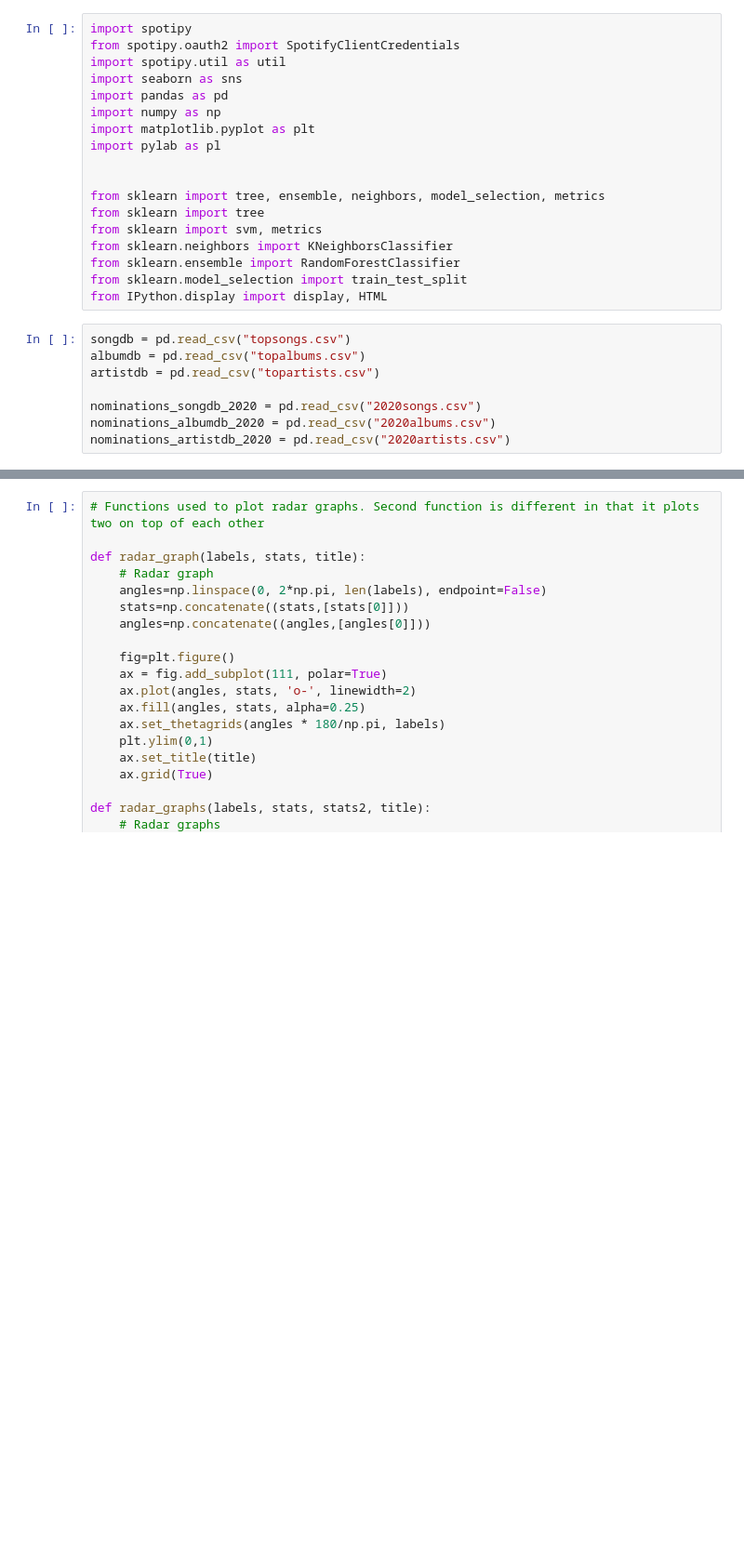
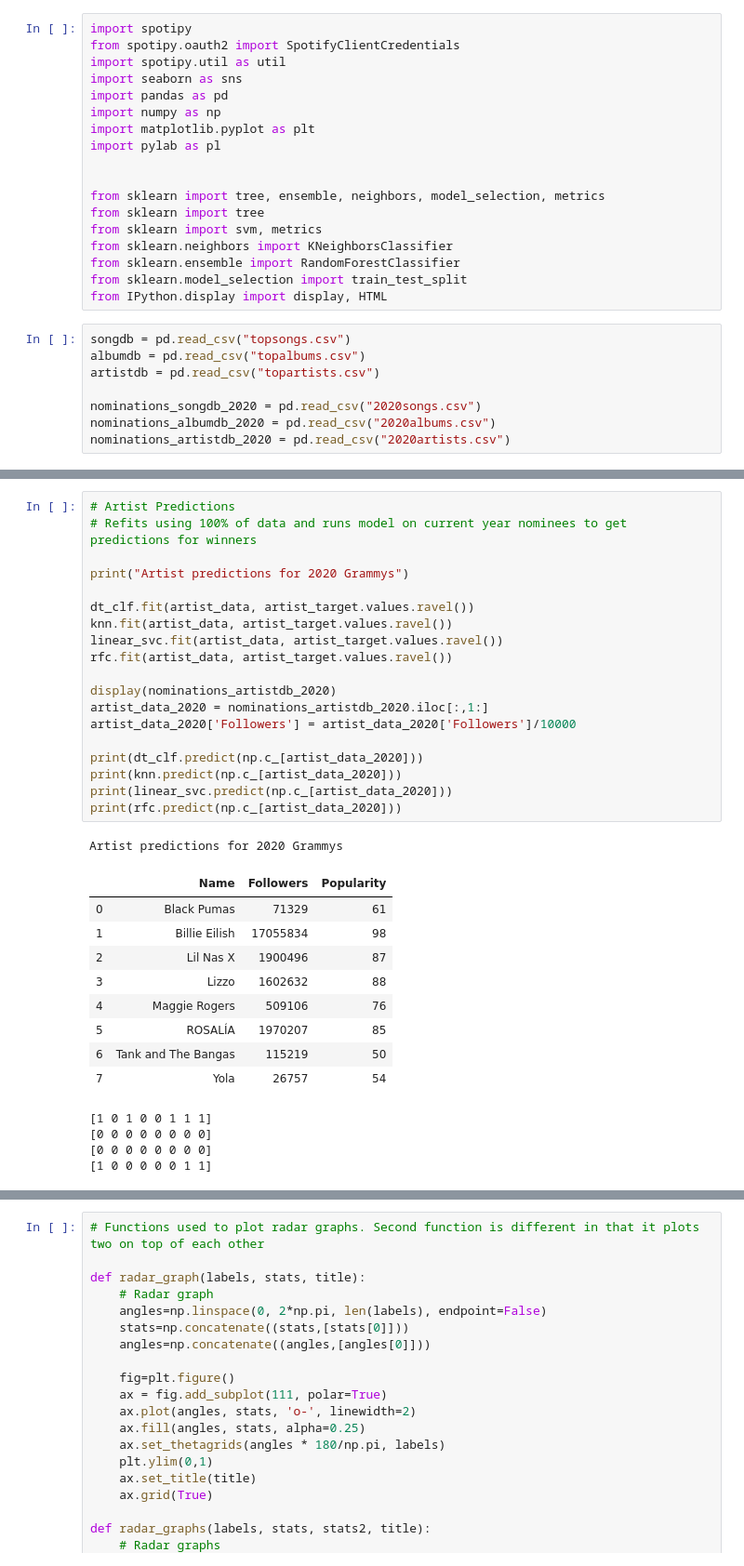
Before and after one commit to rwang99/grammy_predictions_2019, a Jupyter notebook: analysis.ipynb, the cells around one changed output, grey strips where cells are left out. Shown: that part at 93% size. Drawn from its saved outputs; the diff is of its cells as text; blank space fills up the shorter version.

Commit message:
Updated data courtesy of rishik & tomi, artist predictions

```diff
--- a/analysis.ipynb
+++ b/analysis.ipynb
@@ -82,3 +85,37 @@ for i, clf in enumerate((linear_svc, knn, dt_clf)):
+# %%
+# Artist Predictions
+# Refits using 100% of data and runs model on current year nominees to get predictions for winners
+
+print("Artist predictions for 2020 Grammys")
+
+dt_clf.fit(artist_data, artist_target.values.ravel())
+knn.fit(artist_data, artist_target.values.ravel())
+linear_svc.fit(artist_data, artist_target.values.ravel())
+rfc.fit(artist_data, artist_target.values.ravel())
+
+display(nominations_artistdb_2020)
+artist_data_2020 = nominations_artistdb_2020.iloc[:,1:]
+artist_data_2020['Followers'] = artist_data_2020['Followers']/10000
+
+print(dt_clf.predict(np.c_[artist_data_2020]))
+print(knn.predict(np.c_[artist_data_2020]))
+print(linear_svc.predict(np.c_[artist_data_2020]))
+print(rfc.predict(np.c_[artist_data_2020]))
+# %% [output]
+Artist predictions for 2020 Grammys
+|  | Name | Followers | Popularity |
+| 0 | Black Pumas | 71329 | 61 |
+| 1 | Billie Eilish | 17055834 | 98 |
+| 2 | Lil Nas X | 1900496 | 87 |
+| 3 | Lizzo | 1602632 | 88 |
+| 4 | Maggie Rogers | 509106 | 76 |
+| 5 | ROSALÍA | 1970207 | 85 |
+| 6 | Tank and The Bangas | 115219 | 50 |
+| 7 | Yola | 26757 | 54 |
+[1 0 1 0 0 1 1 1]
+[0 0 0 0 0 0 0 0]
+[0 0 0 0 0 0 0 0]
+[1 0 0 0 0 0 1 1]
 # %%
 # Best Song testing/training
 print("Best song testing/training using 9:1")
```
Also changed, not shown: parts of 6 cells of this notebook, 3 other files.
